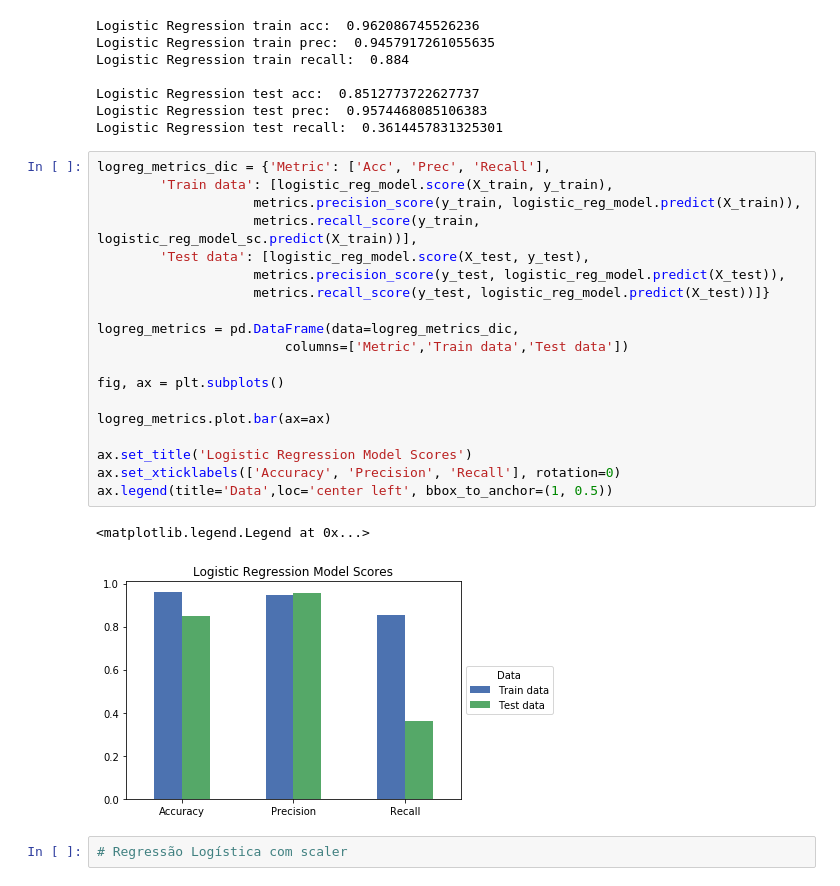
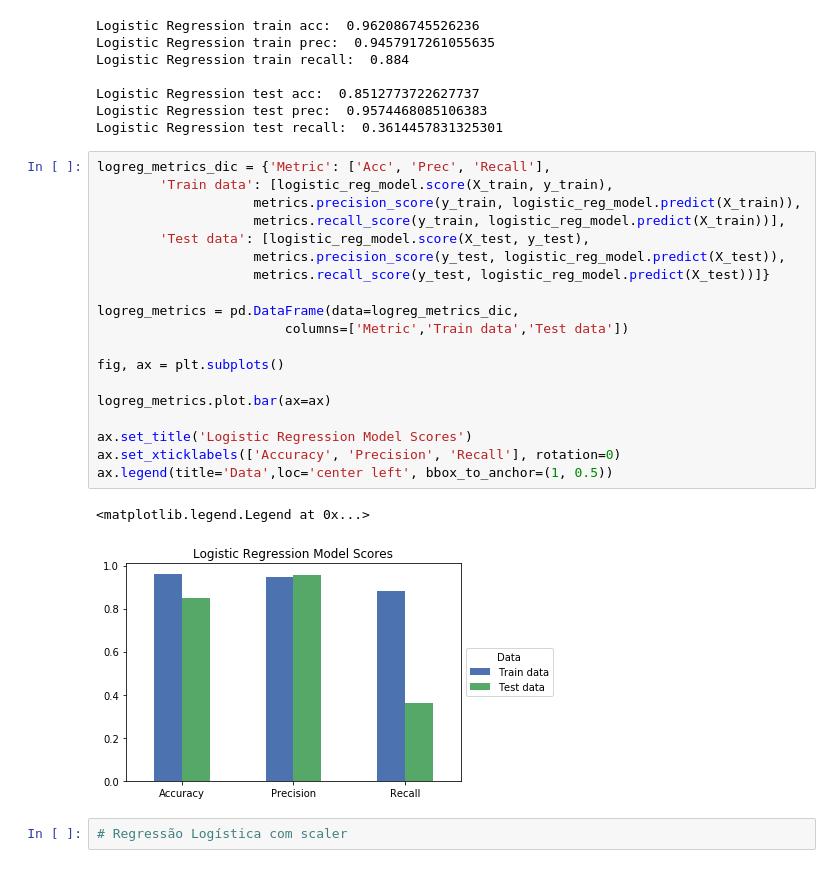
Before and after one commit to viguardieiro/TwitterProject, a Jupyter notebook: Classification_with_NLP.ipynb, the cells around one changed output. Saved outputs shown, nothing was run; the diff lists cells and outputs as text.

```diff
--- a/Classification_with_NLP.ipynb
+++ b/Classification_with_NLP.ipynb
@@ -75,25 +94,25 @@ Logistic Regression test recall:  0.3614457831325301
 # %%
 logreg_metrics_dic = {'Metric': ['Acc', 'Prec', 'Recall'],
         'Train data': [logistic_reg_model.score(X_train, y_train),
                     metrics.precision_score(y_train, logistic_reg_model.predict(X_train)),
-                    metrics.recall_score(y_train, logistic_reg_model_sc.predict(X_train))],
+                    metrics.recall_score(y_train, logistic_reg_model.predict(X_train))],
         'Test data': [logistic_reg_model.score(X_test, y_test),
                     metrics.precision_score(y_test, logistic_reg_model.predict(X_test)),
                     metrics.recall_score(y_test, logistic_reg_model.predict(X_test))]}
 
 logreg_metrics = pd.DataFrame(data=logreg_metrics_dic,
                         columns=['Metric','Train data','Test data'])
 
 fig, ax = plt.subplots()
 
 logreg_metrics.plot.bar(ax=ax)
 
 ax.set_title('Logistic Regression Model Scores')
 ax.set_xticklabels(['Accuracy', 'Precision', 'Recall'], rotation=0)
 ax.legend(title='Data',loc='center left', bbox_to_anchor=(1, 0.5))
 # %% [output]
 <matplotlib.legend.Legend at 0x...>
-[figure, old version]
+[figure, new version]
 # %%
 # Regressão Logística com scaler
 # %%
```
Also changed, not shown: parts of 14 cells of this notebook.
